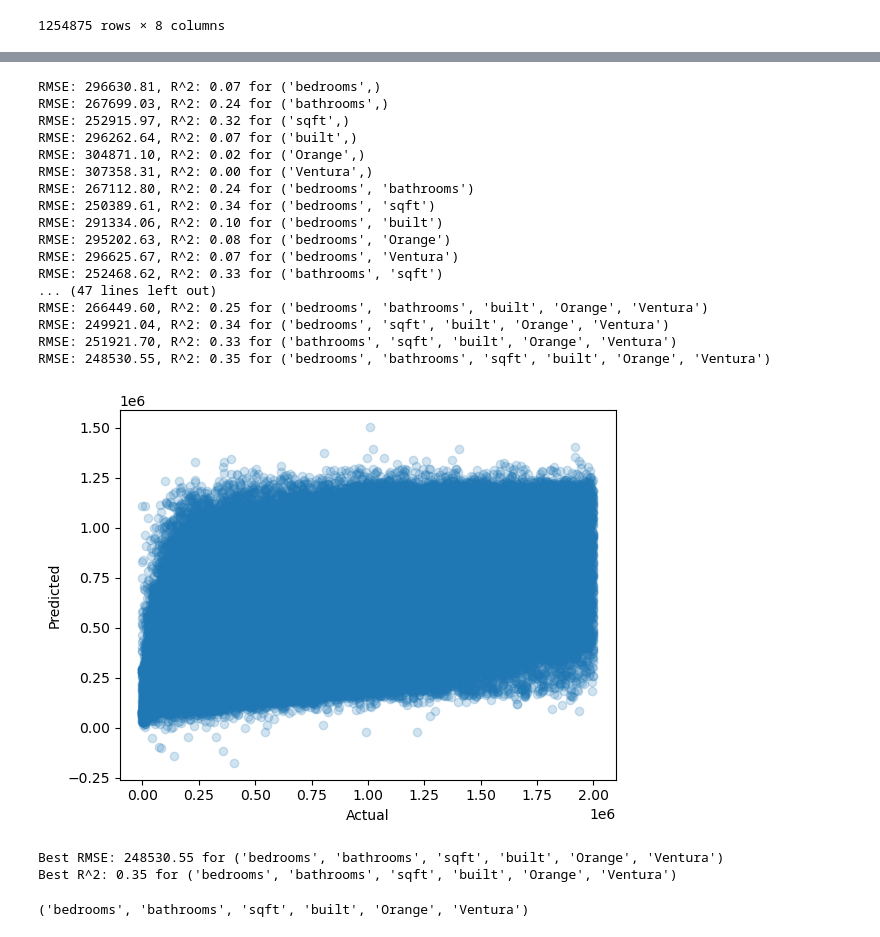
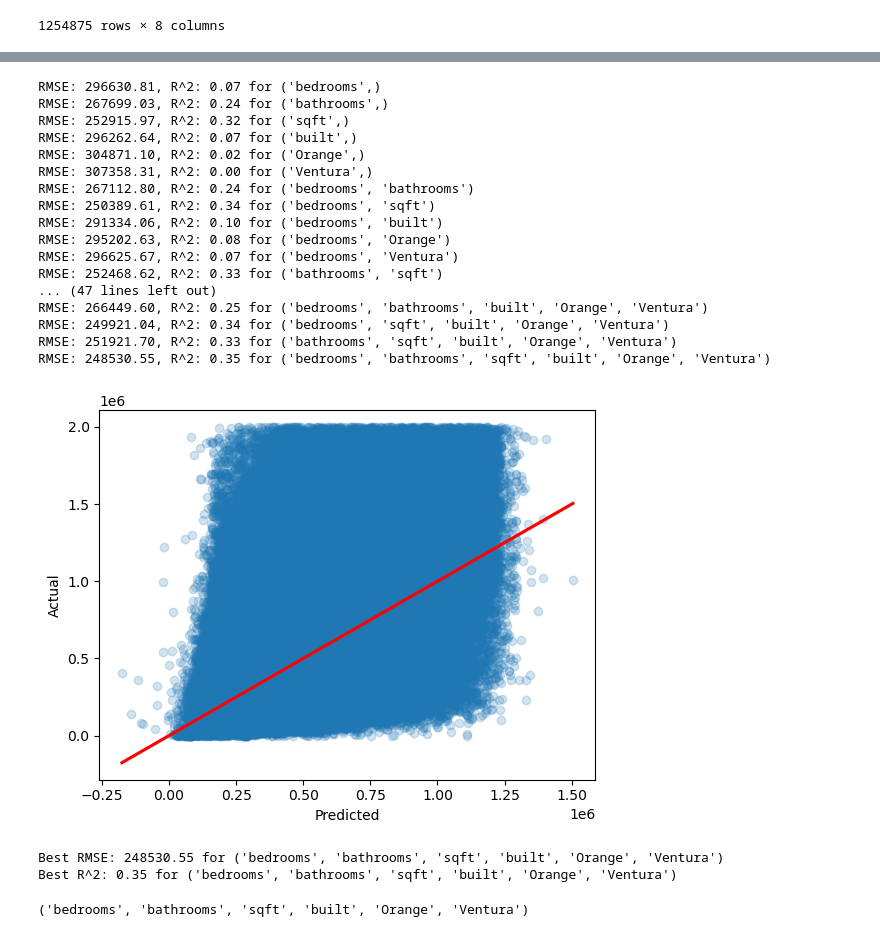
Before and after one commit to Andrew-Casey/regression_exercises1, a Jupyter notebook: Zillow regression experiment.ipynb, the cells around one changed output, grey strips where cells are left out. Drawn from its saved outputs; the diff is of its cells as text; code cells hidden in the pictures.

```diff
--- a/Zillow regression experiment.ipynb
+++ b/Zillow regression experiment.ipynb
@@ -83,25 +98,25 @@ X_train_scaled
 # %%
 # Run regression through all possible combinations. Select and graph best model.
-eva.run_regression(X_train_scaled, y_train)
+eva.run_regression1(X_train_scaled, y_train)
 # %% [output]
 RMSE: 296630.81, R^2: 0.07 for ('bedrooms',)
 RMSE: 267699.03, R^2: 0.24 for ('bathrooms',)
 RMSE: 252915.97, R^2: 0.32 for ('sqft',)
 RMSE: 296262.64, R^2: 0.07 for ('built',)
 RMSE: 304871.10, R^2: 0.02 for ('Orange',)
 RMSE: 307358.31, R^2: 0.00 for ('Ventura',)
 RMSE: 267112.80, R^2: 0.24 for ('bedrooms', 'bathrooms')
 RMSE: 250389.61, R^2: 0.34 for ('bedrooms', 'sqft')
 RMSE: 291334.06, R^2: 0.10 for ('bedrooms', 'built')
 RMSE: 295202.63, R^2: 0.08 for ('bedrooms', 'Orange')
 RMSE: 296625.67, R^2: 0.07 for ('bedrooms', 'Ventura')
 RMSE: 252468.62, R^2: 0.33 for ('bathrooms', 'sqft')
 ... (47 lines left out)
 RMSE: 266449.60, R^2: 0.25 for ('bedrooms', 'bathrooms', 'built', 'Orange', 'Ventura')
 RMSE: 249921.04, R^2: 0.34 for ('bedrooms', 'sqft', 'built', 'Orange', 'Ventura')
 RMSE: 251921.70, R^2: 0.33 for ('bathrooms', 'sqft', 'built', 'Orange', 'Ventura')
 RMSE: 248530.55, R^2: 0.35 for ('bedrooms', 'bathrooms', 'sqft', 'built', 'Orange', 'Ventura')
-[figure, old version]
+[figure, new version]
 Best RMSE: 248530.55 for ('bedrooms', 'bathrooms', 'sqft', 'built', 'Orange', 'Ventura')
 Best R^2: 0.35 for ('bedrooms', 'bathrooms', 'sqft', 'built', 'Orange', 'Ventura')
 ('bedrooms', 'bathrooms', 'sqft', 'built', 'Orange', 'Ventura')
```
Also changed, not shown: parts of 2 cells of this notebook, 3 other files.
